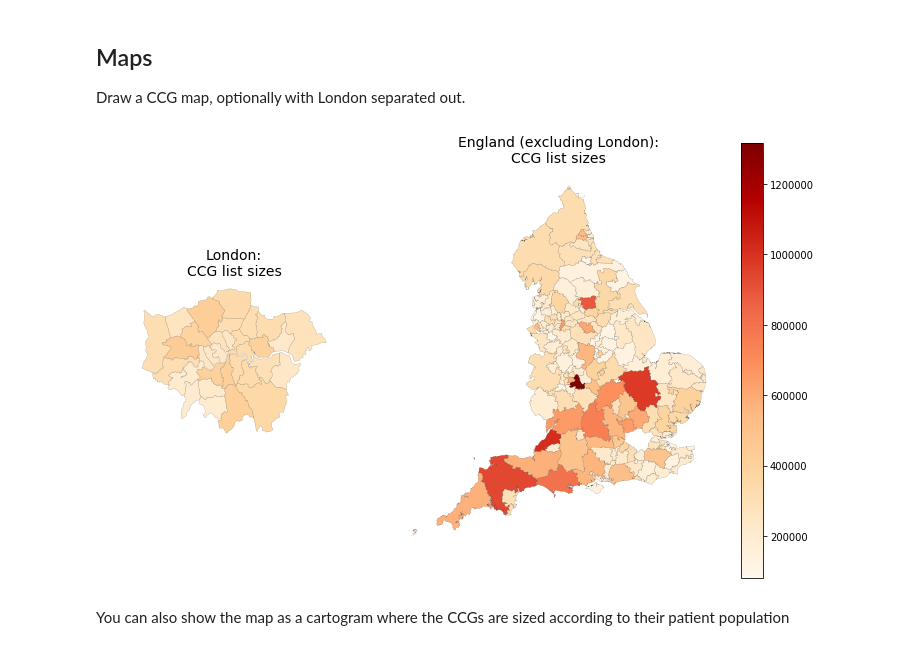
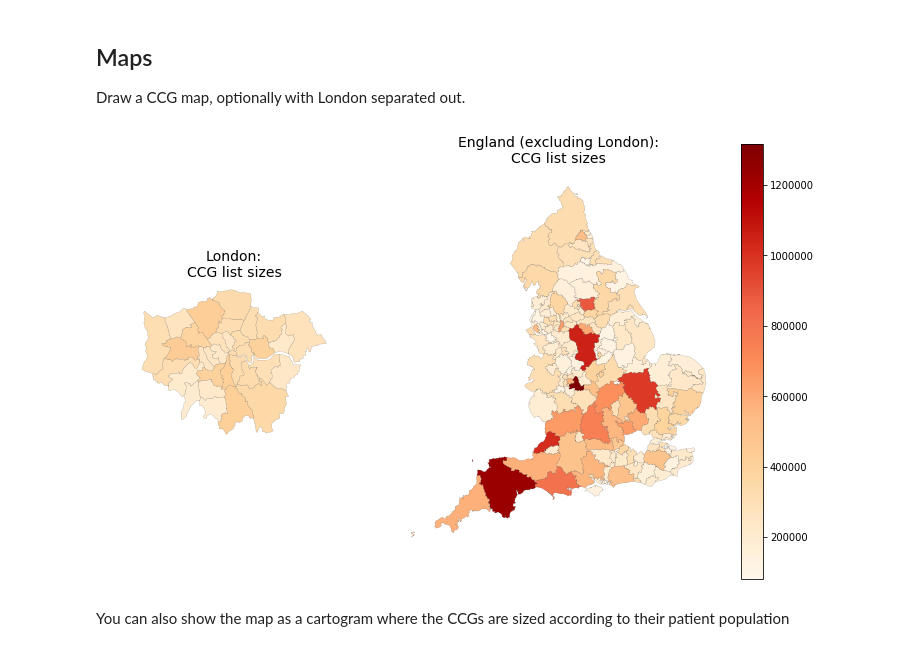
Before and after one commit to ebmdatalab/datalab-pandas, a Jupyter notebook: examples/charts.ipynb, the cells around one changed output. Drawn from its saved outputs; the diff is of its cells as text; code cells hidden in the pictures.

```diff
--- a/examples/charts.ipynb
+++ b/examples/charts.ipynb
@@ -5,26 +5,26 @@ Draw a CCG map, optionally with London separated out.
 # %%
 import numpy as np
 import pandas as pd
 from ebmdatalab import maps
 import matplotlib.pyplot as plt
 from importlib import reload
 reload(maps)
 
 plt.figure(figsize=(12,8))
 df = pd.read_json('ccg_list_size.json')
 df.columns = ['date', 'pct', 'ccg_name', 'total_list_size']  # The CCG column must be named 'pct'
 df = df[df['date'] == '2018-10-01']
 plt = maps.ccg_map(
     df,
     title="CCG list sizes",
-    map_year='2019',  # leave this unset to select current year
+    map_year='2020',  # leave this unset to select current year
     column='total_list_size',
     separate_london=True,
     london_layout='horizontal'
 )
 plt.show()
 # %% [output]
-[figure, old version]
+[figure, new version]
 # %% [markdown]
 You can also show the map as a cartogram where the CCGs are sized according to their patient population
 # %%
```
Also changed, not shown: parts of 1 cell of this notebook, 3 other files.
